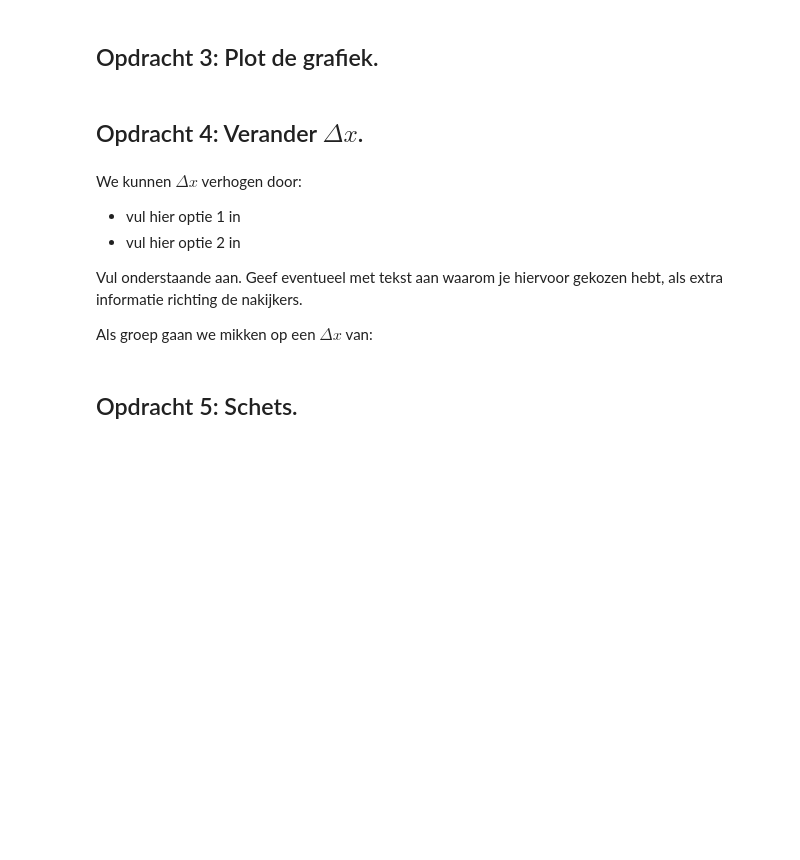
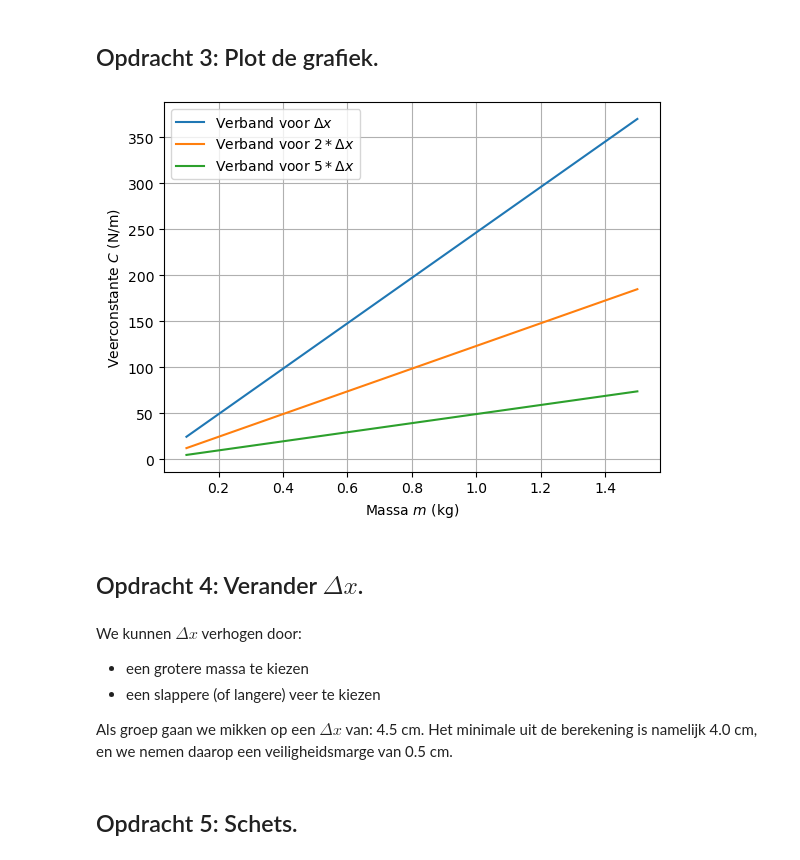
Before and after one commit to Tetras49/opdrachten-DEF-D, a Jupyter notebook: FysiekeOntwerpopdrachten/5MaakEenOpstellingTrillingsvrij/Ontwerpopdracht5MaakEenOpstellingTrillingsvrijInvulTemplate.ipynb, the cells around one changed output. Saved outputs shown, nothing was run; the diff lists cells and outputs as text; code cells hidden in the pictures; blank space fills up the shorter version.

```diff
--- a/FysiekeOntwerpopdrachten/5MaakEenOpstellingTrillingsvrij/Ontwerpopdracht5MaakEenOpstellingTrillingsvrijInvulTemplate.ipynb
+++ b/FysiekeOntwerpopdrachten/5MaakEenOpstellingTrillingsvrij/Ontwerpopdracht5MaakEenOpstellingTrillingsvrijInvulTemplate.ipynb
@@ -58,17 +85,30 @@ Vul onderstaande tabel in:
 # %%
 # Voeg hier je plot in. Lees goed de opdracht wat er in de grafiek moet staan!
 # Het is ook handig om je grafiek op te slaan, doe dat door met plt.savefig().
+
+plt.figure()
+m=np.linspace(0.1,1.5,100)
+C=(m*9.81)/delta_x # bereken C via de formule van het college, gebruik delta x zoals berekend bij é
+
+plt.plot(m,C, label="Verband voor $\Delta x$")
+plt.plot(m,C/2, label="Verband voor $2*\Delta x$")
+plt.plot(m,C/5, label="Verband voor $5*\Delta x$")
+plt.xlabel("Massa $m$ (kg)")
+plt.ylabel("Veerconstante $C$ (N/m)")
+plt.legend()
+plt.grid()
+plt.show()
+# %% [output]
+[figure, added]
 # %% [markdown]
 ## Opdracht 4: Verander $\Delta x$.
 # %% [markdown]
 We kunnen $\Delta x$ verhogen door:
 
-- vul hier optie 1 in
-- vul hier optie 2 in
+- een grotere massa te kiezen
+- een slappere (of langere) veer te kiezen
 
-Vul onderstaande aan. Geef eventueel met tekst aan waarom je hiervoor gekozen hebt, als extra informatie richting de nakijkers.
-
-Als groep gaan we mikken op een $\Delta x$ van:
+Als groep gaan we mikken op een $\Delta x$ van: 4.5 cm. Het minimale uit de berekening is namelijk 4.0 cm, en we nemen daarop een veiligheidsmarge van 0.5 cm.
 # %% [markdown]
 ## Opdracht 5: Schets.
 # %% [markdown]
```
Also changed, not shown: parts of 18 cells of this notebook.
